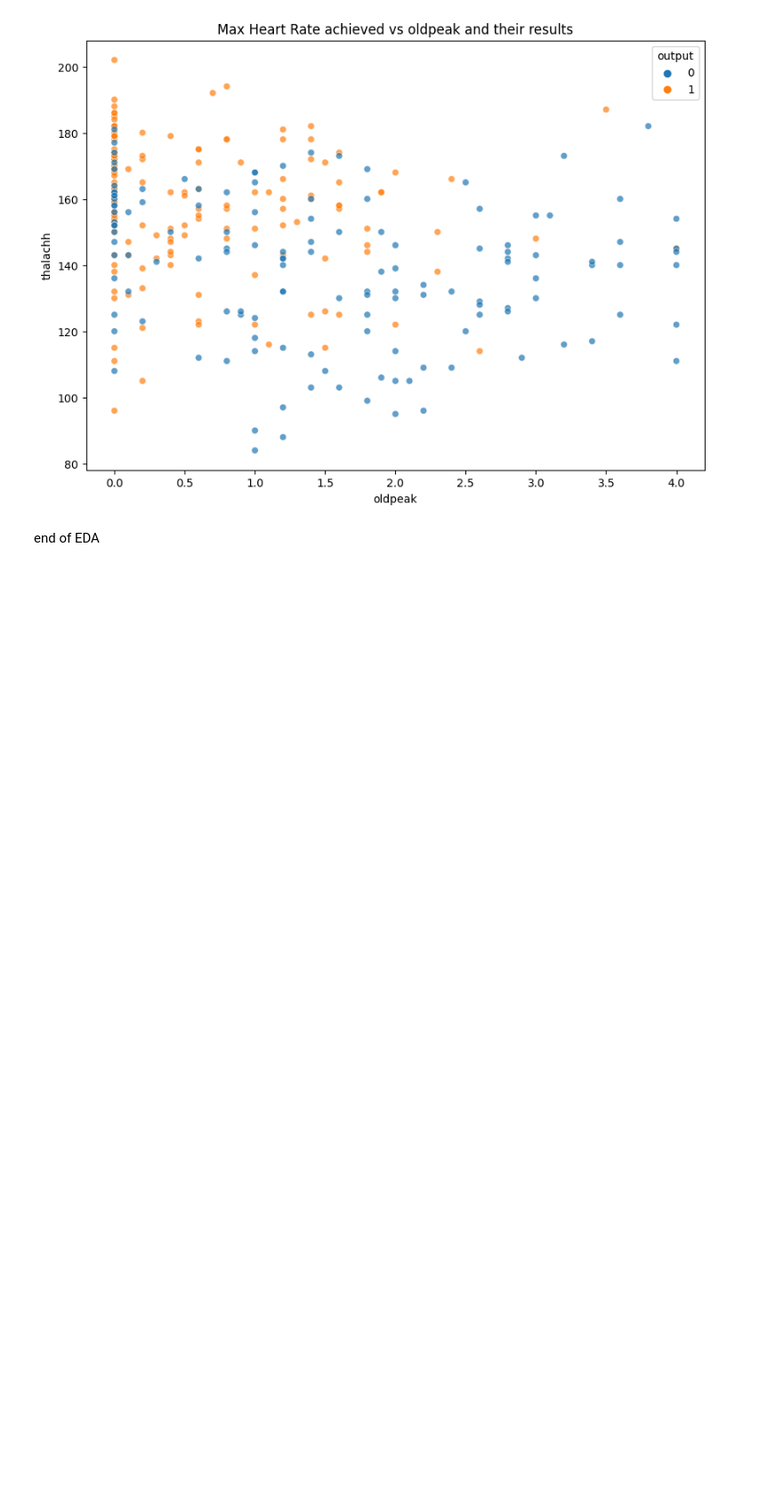
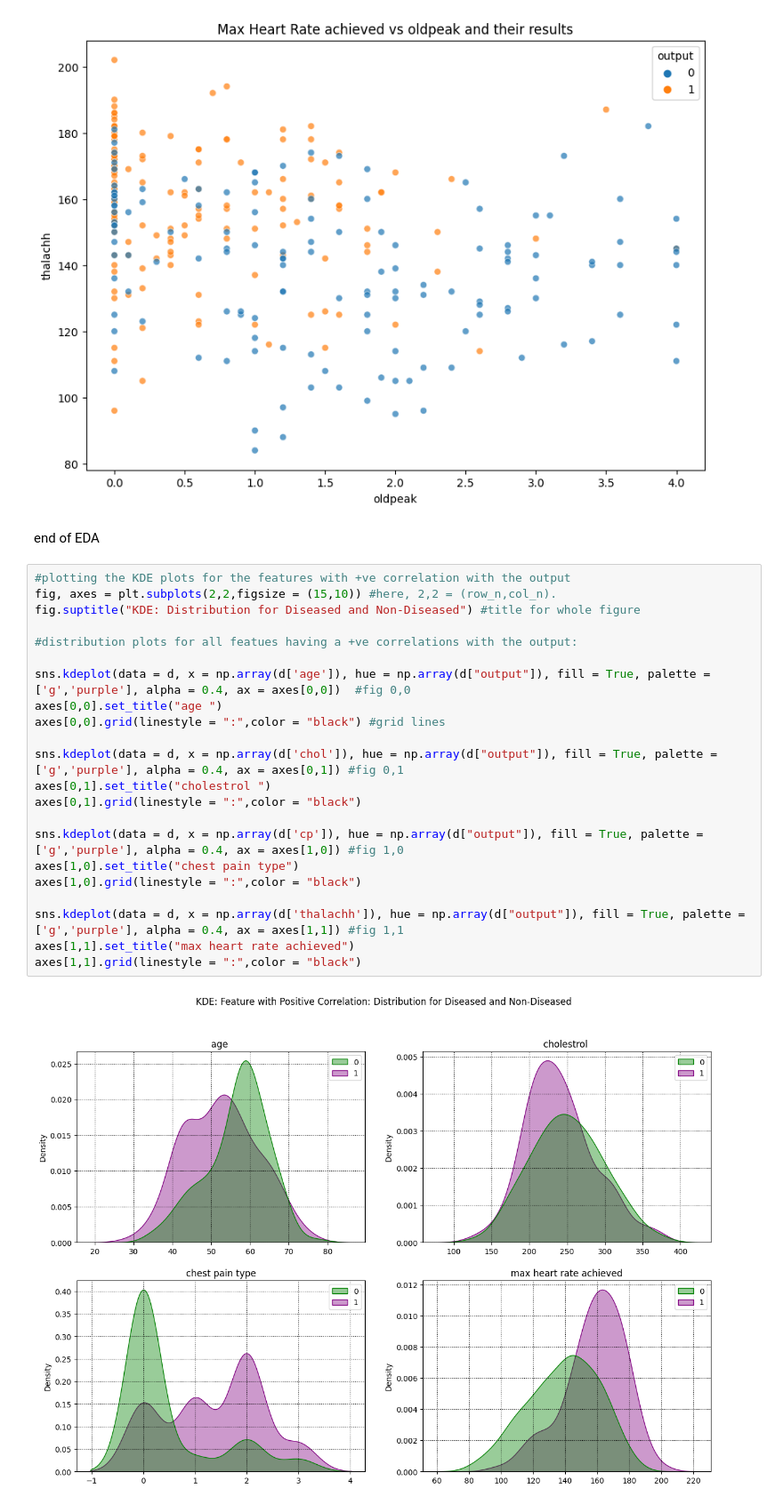
Before and after one commit to kruthi-sb/Cardiac_Events_ML, a Jupyter notebook: EDA/EDA.ipynb, the cells around one changed output. Shown at 89% size. Cells and saved outputs as stored; diff of their text form; blank space fills up the shorter version.

```diff
--- a/EDA/EDA.ipynb
+++ b/EDA/EDA.ipynb
@@ -346,3 +353,27 @@ plt.show()
 [figure]
 # %% [markdown]
 end of EDA
+# %%
+#plotting the KDE plots for the features with +ve correlation with the output
+fig, axes = plt.subplots(2,2,figsize = (15,10)) #here, 2,2 = (row_n,col_n).
+fig.suptitle("KDE: Distribution for Diseased and Non-Diseased") #title for whole figure
+
+#distribution plots for all featues having a +ve correlations with the output:
+
+sns.kdeplot(data = d, x = np.array(d['age']), hue = np.array(d["output"]), fill = True, palette = ['g','purple'], alpha = 0.4, ax = axes[0,0])  #fig 0,0
+axes[0,0].set_title("age ")
+axes[0,0].grid(linestyle = ":",color = "black") #grid lines
+
+sns.kdeplot(data = d, x = np.array(d['chol']), hue = np.array(d["output"]), fill = True, palette = ['g','purple'], alpha = 0.4, ax = axes[0,1]) #fig 0,1
+axes[0,1].set_title("cholestrol ")
+axes[0,1].grid(linestyle = ":",color = "black")
+
+sns.kdeplot(data = d, x = np.array(d['cp']), hue = np.array(d["output"]), fill = True, palette = ['g','purple'], alpha = 0.4, ax = axes[1,0]) #fig 1,0
+axes[1,0].set_title("chest pain type")
+axes[1,0].grid(linestyle = ":",color = "black")
+
+sns.kdeplot(data = d, x = np.array(d['thalachh']), hue = np.array(d["output"]), fill = True, palette = ['g','purple'], alpha = 0.4, ax = axes[1,1]) #fig 1,1
+axes[1,1].set_title("max heart rate achieved")
+axes[1,1].grid(linestyle = ":",color = "black")
+# %% [output]
+[figure, added]
```
Also changed, not shown: parts of 1 cell of this notebook, 6 other files.
